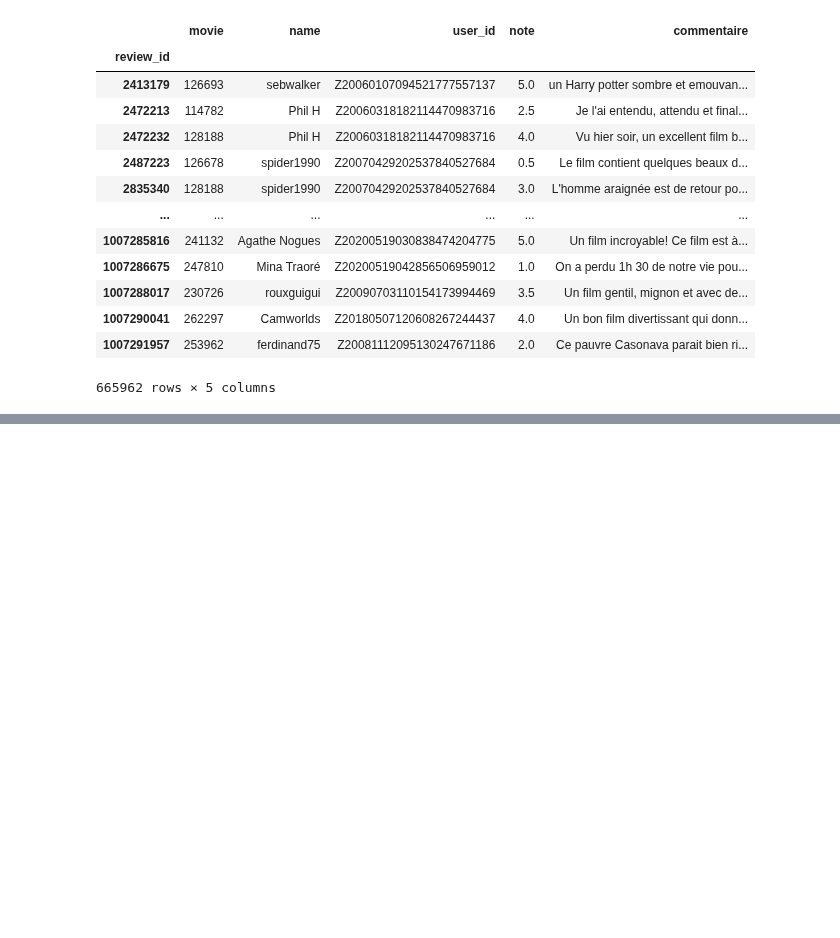
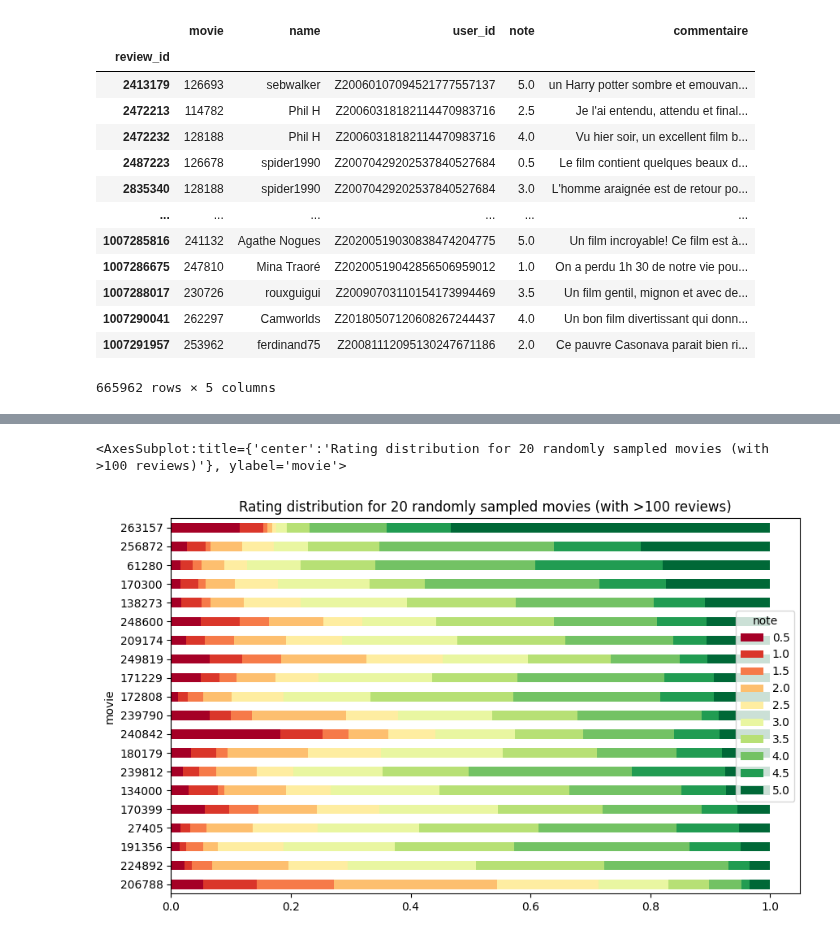
Before and after one commit to AsuMagic/ceri-innov-tp, a Jupyter notebook: analysis.ipynb, the cells around one changed output, grey strips where cells are left out. Saved outputs shown, nothing was run; the diff lists cells and outputs as text; code cells hidden in the pictures; blank space fills up the shorter version.

```diff
--- a/analysis.ipynb
+++ b/analysis.ipynb
@@ -26,0 +56,14 @@ train["note"].plot.hist()
+# %%
+film_subset = dev
+
+# remove movies with less than 100 reviews
+film_subset = film_subset[film_subset.groupby("movie")["movie"].transform("count").ge(100)]
+
+# make a table from the normalized frequency of each rating for each movie
+film_subset = film_subset.groupby("movie").note.value_counts(normalize=True).unstack()
+
+# sample 20 movies and create stacked horizontal bar plots of the ratings for each movie using a green-to-red colormap, sorted by the frequency of the 5-star rating
+film_subset.sample(20).sort_values(5, ascending=True).plot.barh(title="Rating distribution for 20 randomly sampled movies (with >100 reviews)", stacked=True, colormap="RdYlGn", figsize=(10, 6))
+# %% [output]
+<AxesSubplot:title={'center':'Rating distribution for 20 randomly sampled movies (with >100 reviews)'}, ylabel='movie'>
+[figure, added]
```
Also changed, not shown: parts of 19 cells of this notebook, 9 other files.
